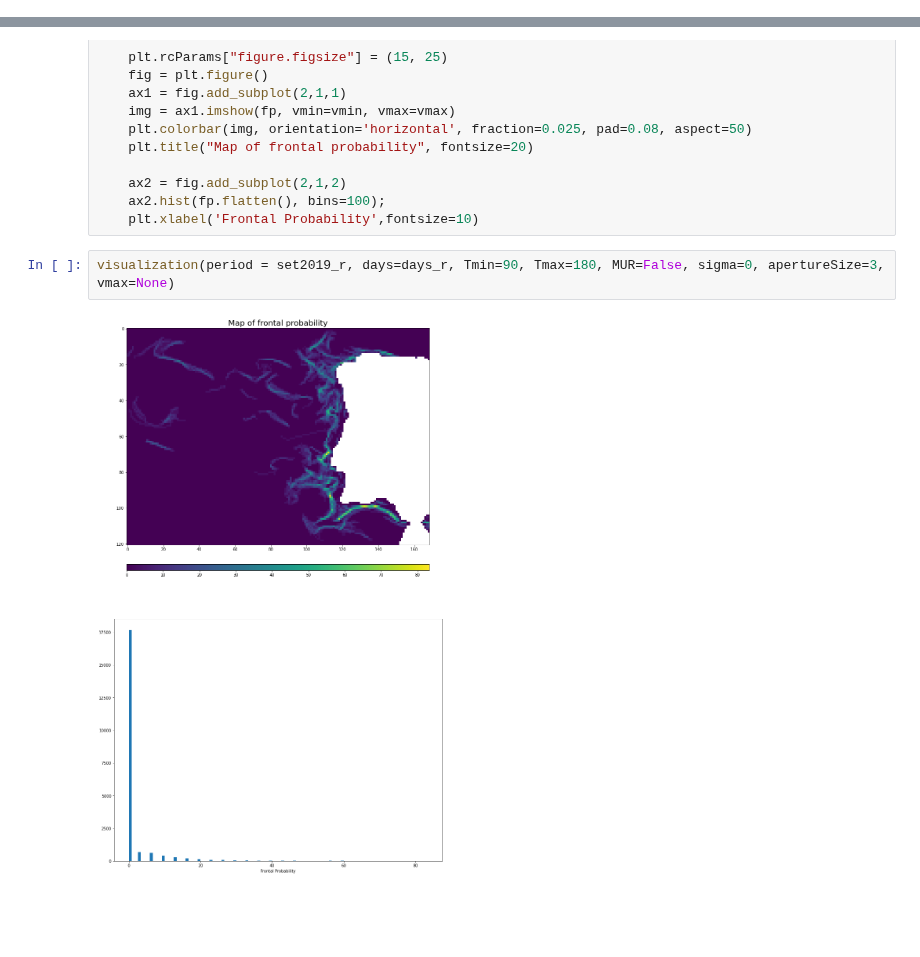
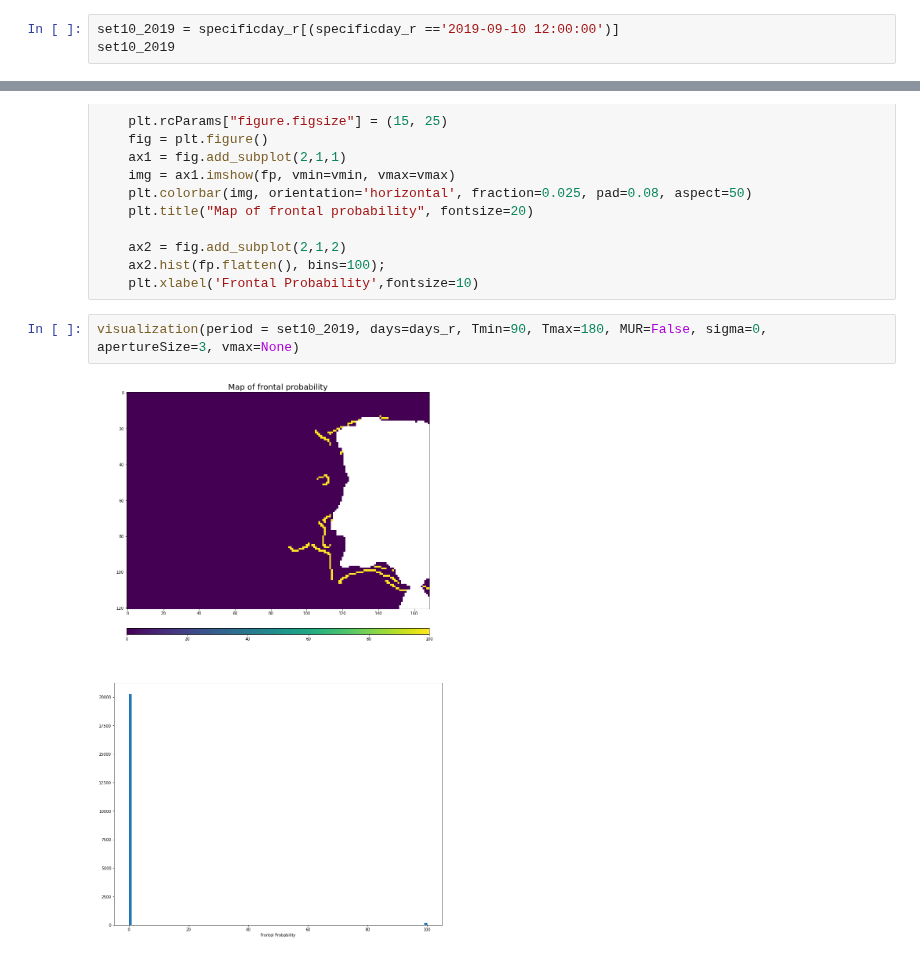
Before and after one commit to CoLAB-ATLANTIC/JUNO, a Jupyter notebook: notebooks/canny4all.ipynb, the cells around one changed output, grey strips where cells are left out. Drawn from its saved outputs; the diff is of its cells as text; blank space fills up the shorter version.

```diff
--- a/notebooks/canny4all.ipynb
+++ b/notebooks/canny4all.ipynb
@@ -116,3 +116,6 @@ july10_r = specificday_r[(specificday_r == '2019-07-10 12:00:00')]
 july25 = specificday_mur[(specificday_mur == '2019-07-25 09:00:00')]
 # %%
 july25_r = specificday_r[(specificday_r == '2019-07-25 12:00:00')]
+# %%
+set10_2019 = specificday_r[(specificday_r =='2019-09-10 12:00:00')]
+set10_2019
@@ -189,6 +194,6 @@ def visualization(period, days, Tmin, Tmax, MUR, sigma, apertureSize, vmin=None,
     ax2.hist(fp.flatten(), bins=100);
     plt.xlabel('Frontal Probability',fontsize=10)
 # %%
-visualization(period = set2019_r, days=days_r, Tmin=90, Tmax=180, MUR=False, sigma=0, apertureSize=3, vmax=None)
+visualization(period = set10_2019, days=days_r, Tmin=90, Tmax=180, MUR=False, sigma=0, apertureSize=3, vmax=None)
 # %% [output]
-[figure, old version]
+[figure, new version]
```
Also changed, not shown: parts of 1 cell of this notebook, 1 other file.
